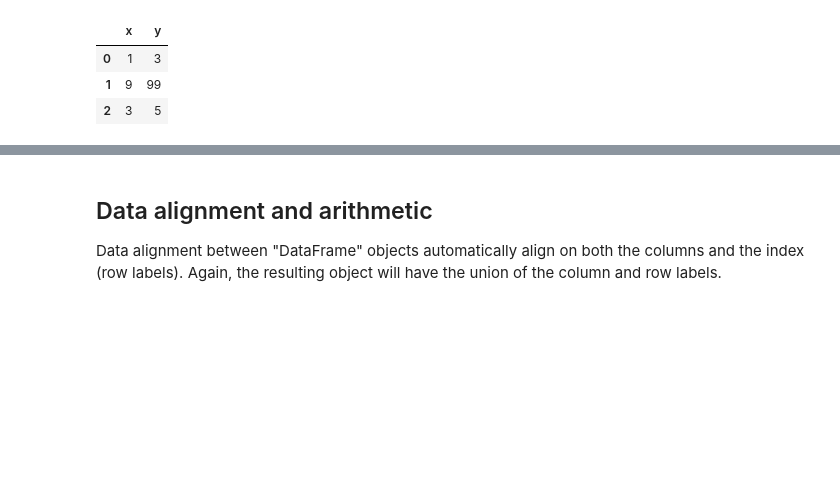
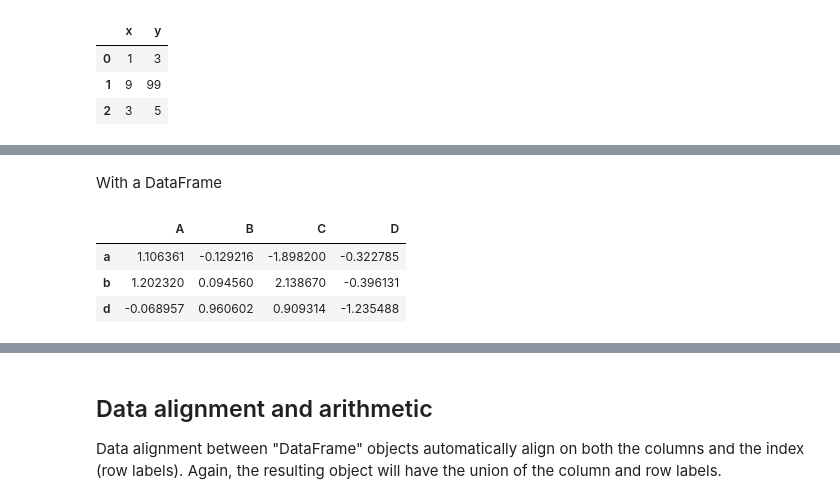
Before and after one commit to SiddheshDaphane/Data-Analysis-in-Python, a Jupyter notebook: Everything-about-Numpy-and-Pandas/Basic_to_advance_pandas.ipynb, the cells around one changed output, grey strips where cells are left out. Cells and saved outputs as stored; diff of their text form; code cells hidden in the pictures; blank space fills up the shorter version.

```diff
--- a/Everything-about-Numpy-and-Pandas/Basic_to_advance_pandas.ipynb
+++ b/Everything-about-Numpy-and-Pandas/Basic_to_advance_pandas.ipynb
@@ -775,0 +888,9 @@ x
+# %% [markdown]
+With a DataFrame
+# %%
+df1.loc[['a','b','d'],:]
+# %% [output]
+|  | A | B | C | D |
+| a | 1.106361 | -0.129216 | -1.898200 | -0.322785 |
+| b | 1.202320 | 0.094560 | 2.138670 | -0.396131 |
+| d | -0.068957 | 0.960602 | 0.909314 | -1.235488 |
```
Also changed, not shown: parts of 21 cells of this notebook.
